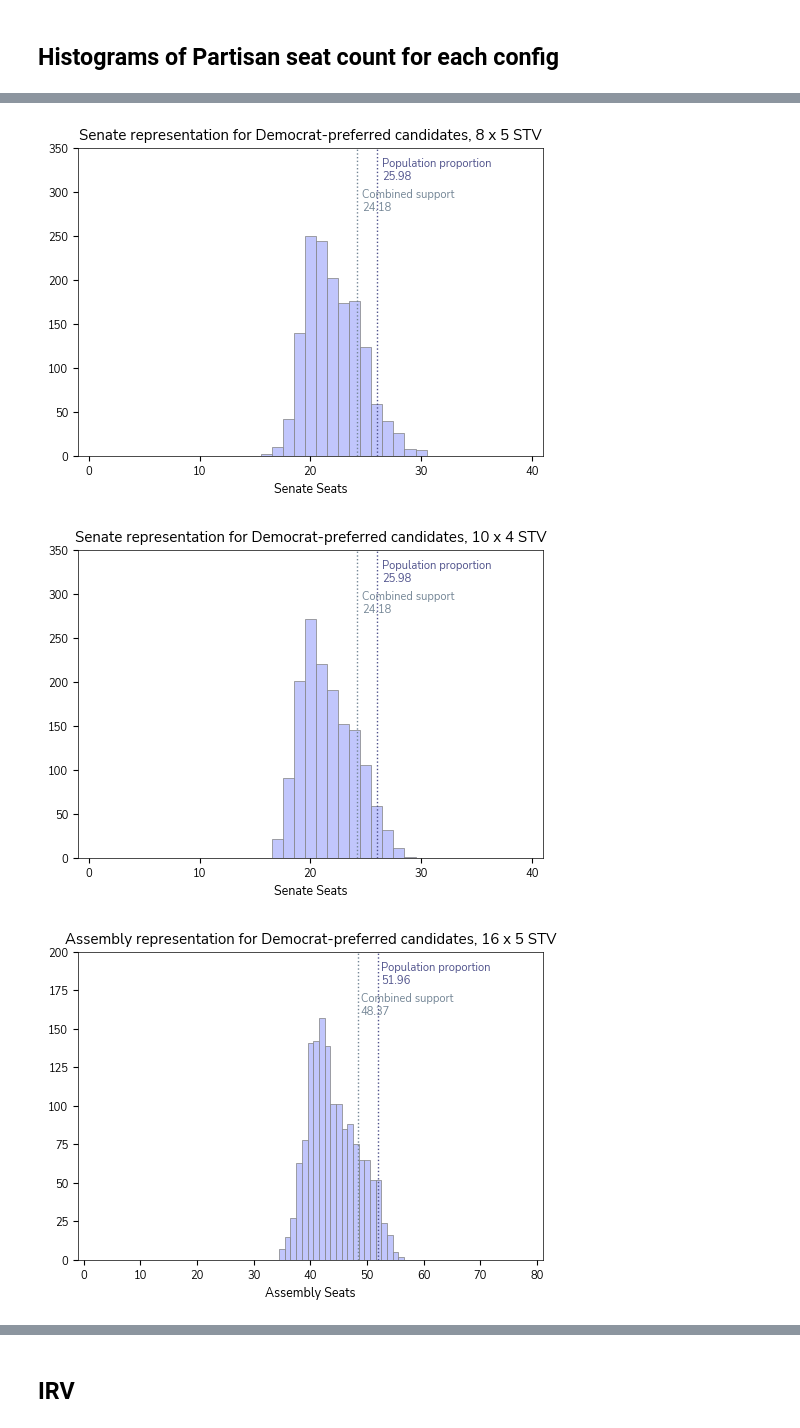
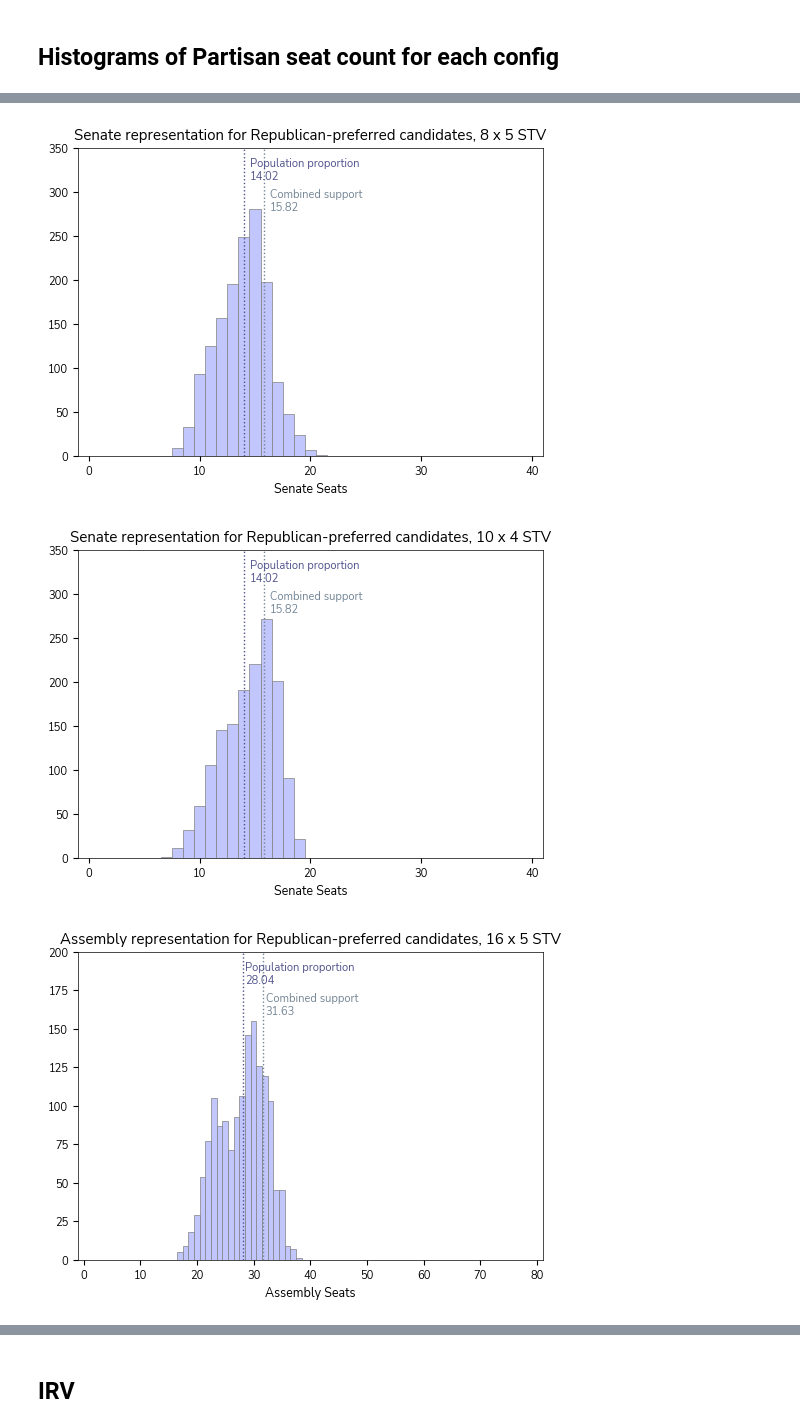
Before and after one commit to hanelee/ca_stv, a Jupyter notebook: process_results.ipynb, the cells around one changed output, grey strips where cells are left out. Cells and saved outputs as stored; diff of their text form; code cells hidden in the pictures.

```diff
--- a/process_results.ipynb
+++ b/process_results.ipynb
@@ -18,13 +20,4 @@ num_profiles_per_district = 100 ### CHANGE
 # Might need to run vk_settings_generator again
 # %% [markdown]
 ## Extract results for race
-# %%
-def avg_prop(dist_res, num_profiles, seats, focal):
-    all_entries = [item for unit in dist_res for item in unit]
-    # Count how many belong in focal group
-    count = sum(1 for item in all_entries if item.startswith(focal))
-
-    # Divide by number of profile reps
-    prop = count / (num_profiles*seats)
-    return(prop)
 # %%
@@ -146,10 +141,4 @@ partisan_df.head()
 partisan_df.to_csv("Partisan_results.csv", index=False)
 # %% [markdown]
 ## Histograms of Hispanic seat count for each district x seat configuration
-# %%
-def count_focal_winners(rep_res, focal):
-    # Count how many belong in focal group
-    all_entries = [item for unit in rep_res for item in unit]
-    count = sum(1 for item in all_entries if item.startswith(focal))
-    return(count)
 # %%
@@ -590,10 +552,10 @@ for (dn, eln) in district_nums:
                                         "seats_per_district": eln,
                                         "dist_num": dist_id,
                                         "mode": dm,
-                                        "Dem_prop_census": bloc_pr["D"]/(bloc_pr["D"]+bloc_pr["R"]),
+                                        "p_prop_census": bloc_pr[party_focal]/(bloc_pr[party_focal]+bloc_pr[party_nonfocal]),
                                         "vap": bloc_vap,
                                         "rep": rep_n,
-                                        "D_seats": rep_count})
+                                        "party_seats": rep_count})
 
 
 
@@ -611,5 +573,5 @@ df_part.head()
 # %%
-## Get democrat proportions
+## Get party proportions
 
 import pandas as pd
 from IPython.display import display, HTML
@@ -626,17 +588,12 @@ display(HTML(f"<div style='height:400px; overflow:auto'>{df_filtered.to_html()}<
 
 print(sum(df_filtered["vap"]))
 vap = sum(df_filtered["vap"])
-dprop = np.dot(df_filtered["Dem_prop_census"], df_filtered["vap"])/vap
+pprop = np.dot(df_filtered["p_prop_census"], df_filtered["vap"])/vap
 
-print(dprop)
-# print(hprop)
-
-# turnout = {"H": 0.4, "O": 1}
-# hprop_turnout = hprop*turnout["H"] / (hprop*turnout["H"] + (1-hprop)*turnout["O"])
-
+print(pprop)
 
 ## Compute combined support
-p_cs = dprop * 0.85 + (1-dprop) * 0.15
+p_cs = pprop * 0.85 + (1-pprop) * 0.15
 #cs_turnout = hprop_turnout * 0.75 + (1-hprop_turnout) * 0.2
 print(p_cs)
 # %% [output]
@@ -660,7 +617,7 @@ mpl.rcParams['font.family'] = 'sans-serif'
 mpl.rcParams['font.sans-serif'] = ['Nunito Sans']
 
 agg = (df_part.groupby(["plan", "total_district_num", "mode", "rep"], as_index=False)
-      .agg({"D_seats": "sum"}))
+      .agg({"party_seats": "sum"}))
 
 
 dist_seats = {8:5, 10:4, 16:5, 20:4, 40:1, 80:1}
@@ -671,8 +628,8 @@ for dn, group in agg.groupby("total_district_num"):
     fig, ax = plt.subplots(figsize=(6,4))  # create a figure + axes
 
     ax.hist(
-        group["D_seats"],
-        bins=range(group["D_seats"].min(), group["D_seats"].max() + 2),
+        group["party_seats"],
+        bins=range(group["party_seats"].min(), group["party_seats"].max() + 2),
         align='left',
         edgecolor='gray',
         linewidth = 0.5,
@@ -694,7 +651,7 @@ for dn, group in agg.groupby("total_district_num"):
     ax.set_xticks(range(0, dn * dist_seats[dn] + 1, 10))
     ax.set_xlabel(f"{sen_assem} Seats")
 
-    ax.set_title(f"{sen_assem} representation for Democrat-preferred candidates, {dn} x {dist_seats[dn]} {election}")
+    ax.set_title(f"{sen_assem} representation for {party_focal_name}-preferred candidates, {dn} x {dist_seats[dn]} {election}")
 
 
 
@@ -716,35 +673,35 @@ for dn, group in agg.groupby("total_district_num"):
         ylim * 0.83, # Y-position: 95% of the way up the plot
         cs_text_label,
         verticalalignment='center',
         horizontalalignment='left',
         fontsize=8,
         color=color_cs
     )
 
     ## Add vertical line for population proprotionate share
     # Add dotted vertical line at hprop * seats
-    p_share = dprop*dn*dist_seats[dn]
+    p_share = pprop*dn*dist_seats[dn]
     ax.axvline(
         p_share, color=color_dprop, linestyle=':', linewidth=1,
         label=f"{p_share}"
     )
 
     rounded_share = f"{p_share:.2f}"
     text_label = f"Population proportion \n{rounded_share}"
 
     ax.text(
         p_share + 0.5, # X-position: slightly to the right of the line
         ylim * 0.93, # Y-position: 95% of the way up the plot
         text_label,
         verticalalignment='center',
         horizontalalignment='left',
         fontsize=8,
         color=color_dprop
     )
 
     ax.tick_params(axis='both', which='major', labelsize=8)
-    plt.savefig(f"figures/democrat seats {dn} x {dist_seats[dn]}_pid0.85_pir0.85_add0.75_adr0.5_ard1.0_arr0.75.png", dpi=300, bbox_inches='tight')
+    plt.savefig(f"figures/{party_focal_name} seats {dn} x {dist_seats[dn]}_pid0.85_pir0.85_add0.75_adr0.5_ard1.0_arr0.75.png", dpi=300, bbox_inches='tight')
 # %% [output]
-[figure, old version]
+[figure, new version]
-[figure, old version]
+[figure, new version]
-[figure, old version]
+[figure, new version]
```
Also changed, not shown: parts of 12 cells of this notebook, 31 other files.
